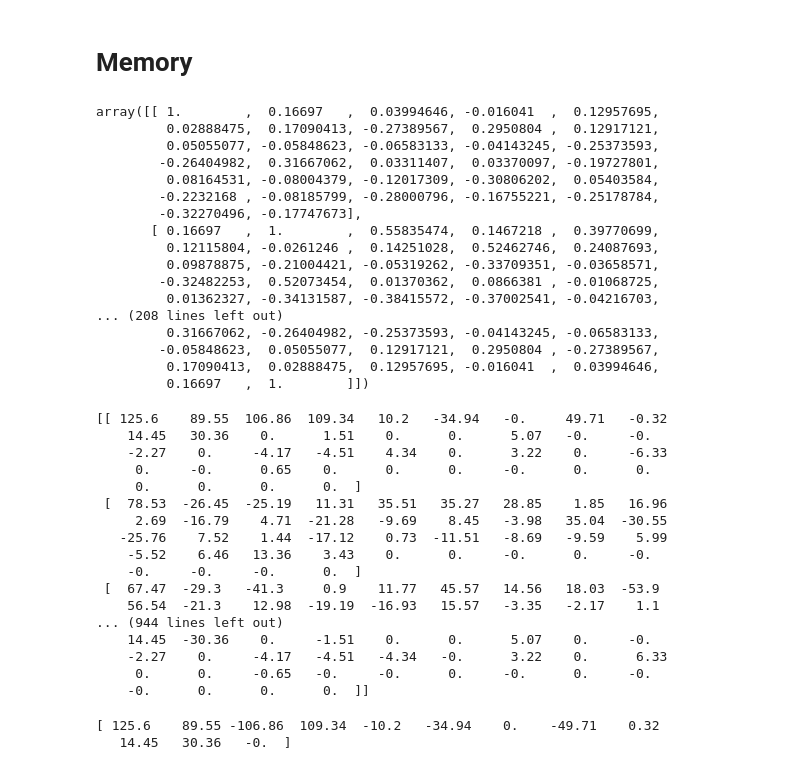
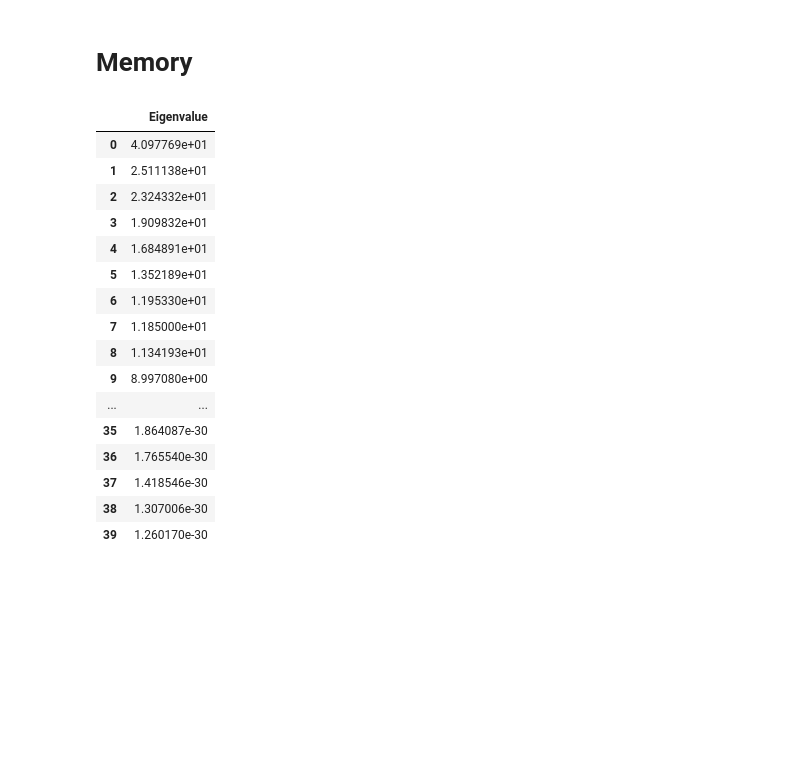
Before and after one commit to Everfade/CNNCAM, a Jupyter notebook: PCA.ipynb, the cells around one changed output. Cells and saved outputs as stored; diff of their text form; code cells hidden in the pictures; blank space fills up the shorter version.

```diff
--- a/PCA.ipynb
+++ b/PCA.ipynb
@@ -91,63 +86,37 @@ print(p_comp)
 # %% [markdown]
 # Memory
-# %%
-correlation_matrix
-# %% [output]
-array([[ 1.        ,  0.16697   ,  0.03994646, -0.016041  ,  0.12957695,
-         0.02888475,  0.17090413, -0.27389567,  0.2950804 ,  0.12917121,
-         0.05055077, -0.05848623, -0.06583133, -0.04143245, -0.25373593,
-        -0.26404982,  0.31667062,  0.03311407,  0.03370097, -0.19727801,
-         0.08164531, -0.08004379, -0.12017309, -0.30806202,  0.05403584,
-        -0.2232168 , -0.08185799, -0.28000796, -0.16755221, -0.25178784,
-        -0.32270496, -0.17747673],
-       [ 0.16697   ,  1.        ,  0.55835474,  0.1467218 ,  0.39770699,
-         0.12115804, -0.0261246 ,  0.14251028,  0.52462746,  0.24087693,
-         0.09878875, -0.21004421, -0.05319262, -0.33709351, -0.03658571,
-        -0.32482253,  0.52073454,  0.01370362,  0.0866381 , -0.01068725,
-         0.01362327, -0.34131587, -0.38415572, -0.37002541, -0.04216703,
-... (208 lines left out)
-         0.31667062, -0.26404982, -0.25373593, -0.04143245, -0.06583133,
-        -0.05848623,  0.05055077,  0.12917121,  0.2950804 , -0.27389567,
-         0.17090413,  0.02888475,  0.12957695, -0.016041  ,  0.03994646,
-         0.16697   ,  1.        ]])
 # %%
+
+
+
 for x_value in x_values:
     data_point=step_all_rules_mem(x_value,gridsize)
 
     data_set.append(data_point)
 
 df = pd.DataFrame(data_set )
-matrix=np.array(df)
-E = np.mean(matrix, axis=0)
-matrix.shape
-F=matrix.T-E[:, np.newaxis]
-X=F.T
+df_scaled =  scaler.fit_transform(df)
 
-pca=PCA(n_components=40)
-p_comp_mem=pca.fit_transform(df)
-np.set_printoptions(suppress=True)
-
-print(p_comp_mem)
+pca = PCA()
+pca.fit(df_scaled)
+eigenvalues = pca.explained_variance_
+eigenvalues_df = pd.DataFrame(eigenvalues, columns=['Eigenvalue'])
+eigenvalues_df[:40]
 # %% [output]
-[[ 125.6    89.55  106.86  109.34   10.2   -34.94   -0.     49.71   -0.32
-    14.45   30.36    0.      1.51    0.      0.      5.07   -0.     -0.
-    -2.27    0.     -4.17   -4.51    4.34    0.      3.22    0.     -6.33
-     0.     -0.      0.65    0.      0.      0.     -0.      0.      0.
-     0.      0.      0.      0.  ]
- [  78.53  -26.45  -25.19   11.31   35.51   35.27   28.85    1.85   16.96
-     2.69  -16.79    4.71  -21.28   -9.69    8.45   -3.98   35.04  -30.55
-   -25.76    7.52    1.44  -17.12    0.73  -11.51   -8.69   -9.59    5.99
-    -5.52    6.46   13.36    3.43    0.      0.     -0.      0.     -0.
-    -0.     -0.     -0.      0.  ]
- [  67.47  -29.3   -41.3     0.9    11.77   45.57   14.56   18.03  -53.9
-    56.54  -21.3    12.98  -19.19  -16.93   15.57   -3.35   -2.17    1.1
-... (944 lines left out)
-    14.45  -30.36    0.     -1.51    0.      0.      5.07    0.     -0.
-    -2.27    0.     -4.17   -4.51   -4.34   -0.      3.22    0.      6.33
-     0.      0.     -0.65   -0.     -0.      0.     -0.      0.     -0.
-    -0.      0.      0.      0.  ]]
+|  | Eigenvalue |
+| 0 | 4.097769e+01 |
+| 1 | 2.511138e+01 |
+| 2 | 2.324332e+01 |
+| 3 | 1.909832e+01 |
+| 4 | 1.684891e+01 |
+| 5 | 1.352189e+01 |
+| 6 | 1.195330e+01 |
+| 7 | 1.185000e+01 |
+| 8 | 1.134193e+01 |
+| 9 | 8.997080e+00 |
+| ... | ... |
+| 35 | 1.864087e-30 |
+| 36 | 1.765540e-30 |
+| 37 | 1.418546e-30 |
+| 38 | 1.307006e-30 |
+| 39 | 1.260170e-30 |
-# %%
-print(p_comp_mem[0])
-# %% [output]
-[ 125.6    89.55 -106.86  109.34  -10.2   -34.94    0.    -49.71    0.32
-   14.45   30.36   -0.  ]
```
Also changed, not shown: parts of 2 cells of this notebook.
